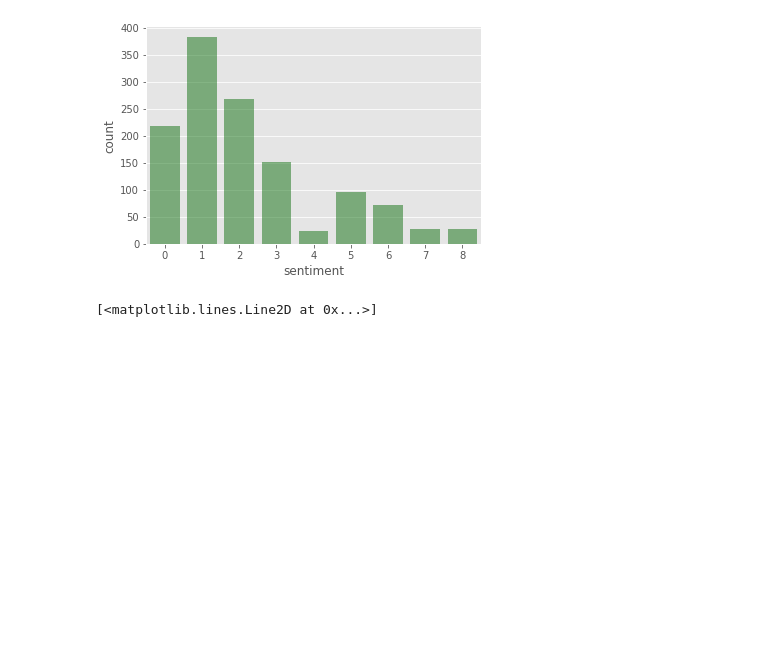
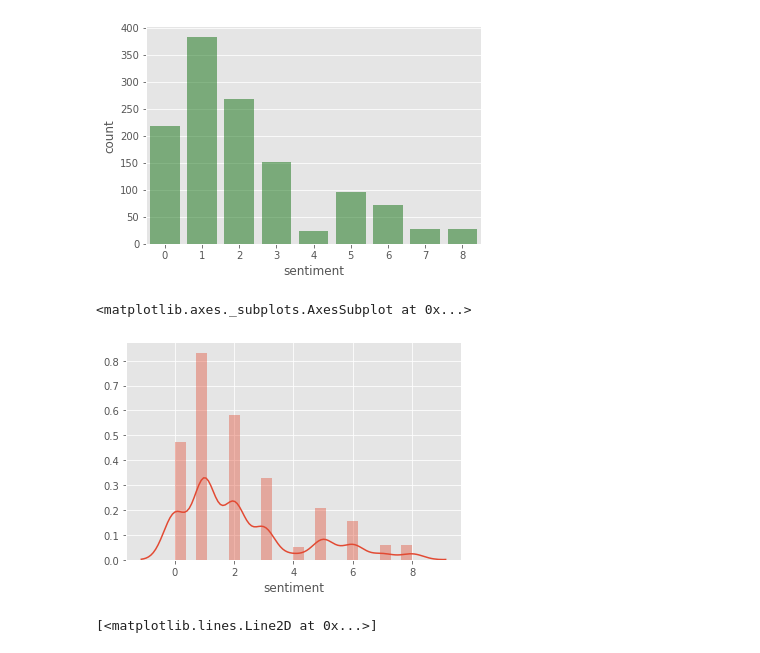
Before and after one commit to UNCG-CSE/Budget_Text_Analysis, a Jupyter notebook: src/EmotionAnalysis/Distribution.ipynb, the cells around one changed output. Cells and saved outputs as stored; diff of their text form; code cells hidden in the pictures; blank space fills up the shorter version.

Commit message:
estimation distribution on sentiment count

```diff
--- a/src/EmotionAnalysis/Distribution.ipynb
+++ b/src/EmotionAnalysis/Distribution.ipynb
@@ -184,6 +188,11 @@ sns.countplot(GCF08['sentiment'], order=k, color='g', alpha=0.5)
 # %% [output]
 <matplotlib.axes._subplots.AxesSubplot at 0x...>
 [figure]
+# %%
+sns.distplot(GCF08['sentiment'])
+# %% [output]
+<matplotlib.axes._subplots.AxesSubplot at 0x...>
+[figure, added]
 # %%
 mlest = GCF08['sentiment'].mean()
 # %%
```
Also changed, not shown: parts of 4 cells of this notebook.
